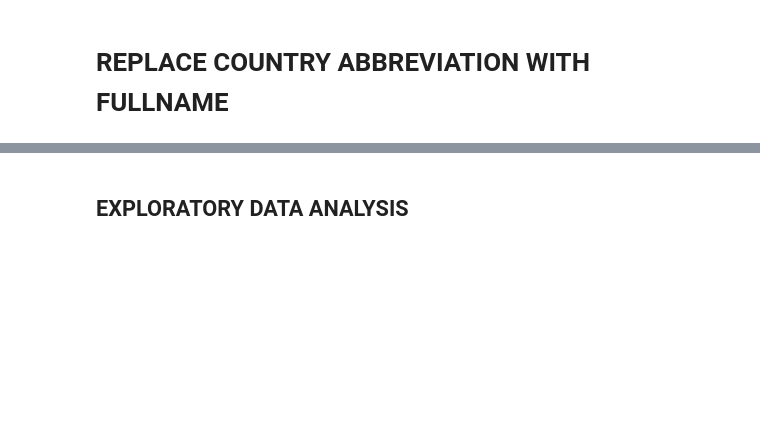
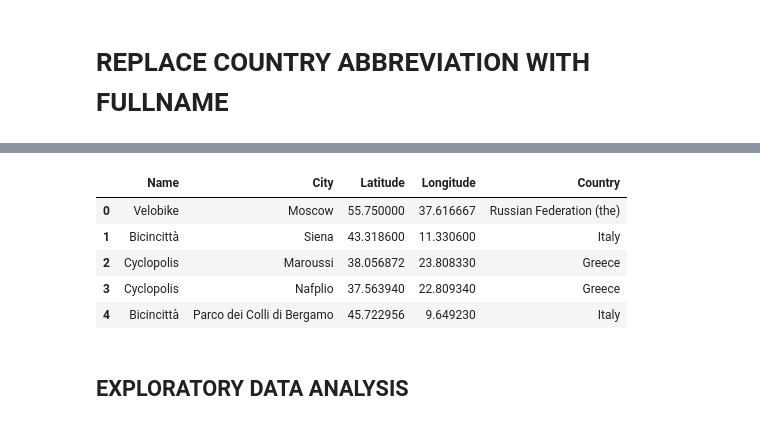
Before and after one commit to AduragbemiOyinlola/CityBike-API, a Jupyter notebook: citybike.ipynb, the cells around one changed output, grey strips where cells are left out. Cells and saved outputs as stored; diff of their text form; code cells hidden in the pictures; blank space fills up the shorter version.

```diff
--- a/citybike.ipynb
+++ b/citybike.ipynb
@@ -132,3 +142,13 @@ country.head()
+# %%
+bike.drop(['Country_left', 'Alpha-2', 'Alpha-3', 'Numeric'], axis=1, inplace=True)
+bike.head()
+# %% [output]
+|  | Name | City | Latitude | Longitude | Country |
+| 0 | Velobike | Moscow | 55.750000 | 37.616667 | Russian Federation (the) |
+| 1 | Bicincittà | Siena | 43.318600 | 11.330600 | Italy |
+| 2 | Cyclopolis | Maroussi | 38.056872 | 23.808330 | Greece |
+| 3 | Cyclopolis | Nafplio | 37.563940 | 22.809340 | Greece |
+| 4 | Bicincittà | Parco dei Colli di Bergamo | 45.722956 | 9.649230 | Italy |
 # %% [markdown]
 ## **EXPLORATORY DATA ANALYSIS**
 # %%
```
Also changed, not shown: parts of 11 cells of this notebook.
